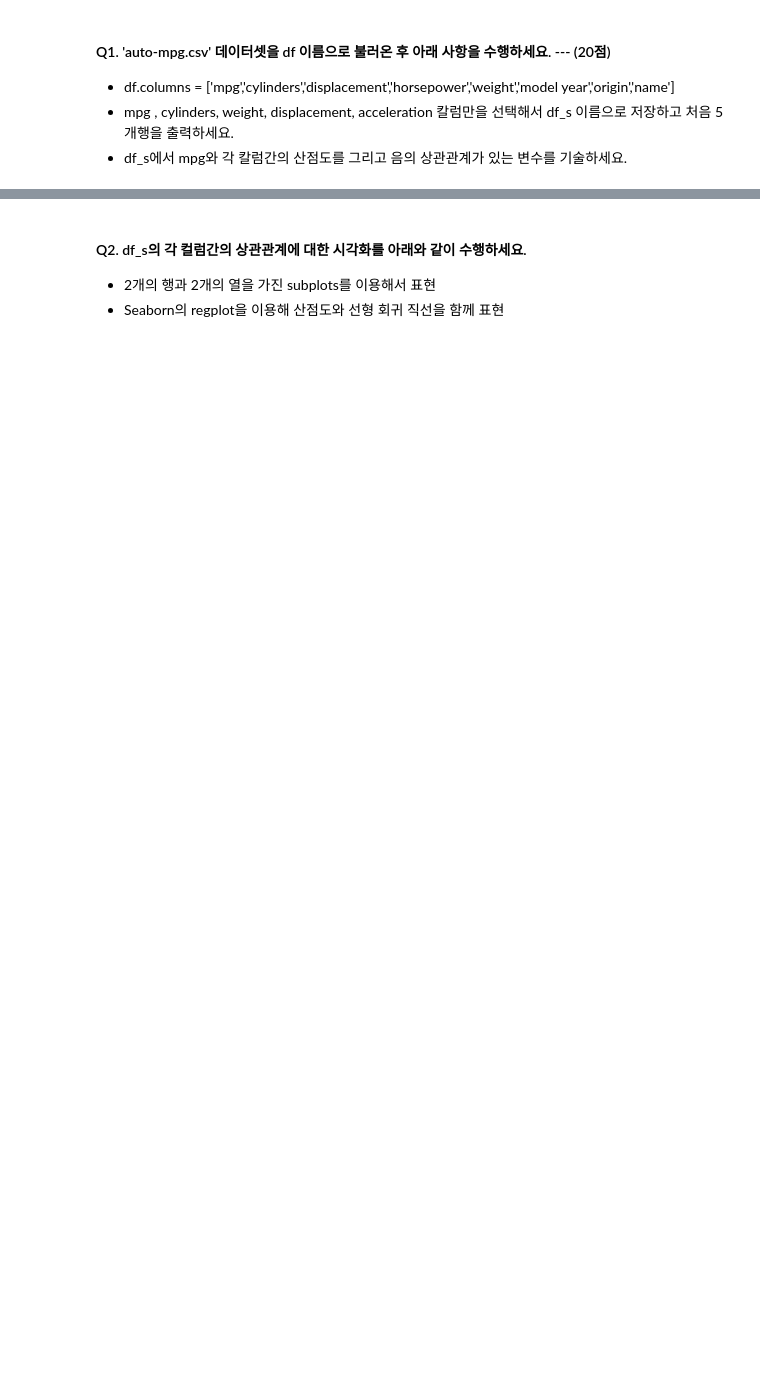
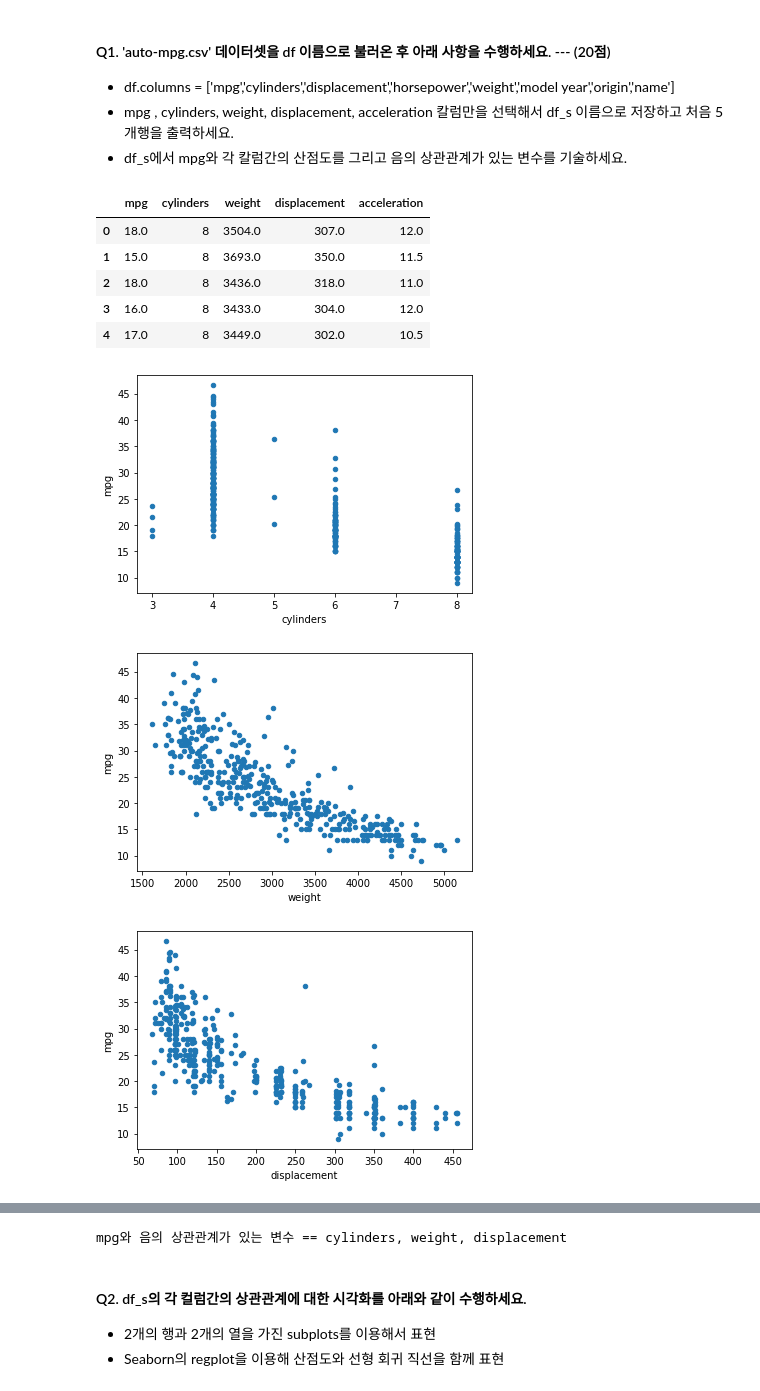
Before and after one commit to ezerwi/python-lecture, a Jupyter notebook: ml_빅데이터 분석결과 시각화_평가_위정훈_0324.ipynb, the cells around one changed output, grey strips where cells are left out. Saved outputs shown, nothing was run; the diff lists cells and outputs as text; code cells hidden in the pictures; blank space fills up the shorter version.

```diff
--- a/ml_빅데이터 분석결과 시각화_평가_위정훈_0324.ipynb
+++ b/ml_빅데이터 분석결과 시각화_평가_위정훈_0324.ipynb
@@ -13,3 +13,30 @@ import
 - df.columns = ['mpg','cylinders','displacement','horsepower','weight','model year','origin','name']
 - mpg , cylinders, weight, displacement, acceleration 칼럼만을 선택해서 df_s 이름으로 저장하고 처음 5개행을 출력하세요.
 - df_s에서 mpg와 각 칼럼간의 산점도를 그리고 음의 상관관계가 있는 변수를 기술하세요.
+# %%
+df = pd.read_csv('auto-mpg.csv', header=None)
+# display (df.head())
+
+df.columns = ['mpg','cylinders','displacement','horsepower','weight','acceleration','model year','origin','name']
+# display (df.head())
+
+df_s = df.loc[:, ['mpg' , 'cylinders', 'weight', 'displacement', 'acceleration']]
+display (df_s.head())
+
+# print (df_s.columns)
+for i in range(1, len( df_s.columns)) :
+    # print (i)
+    df_s.plot(x = df_s.columns[i] , y = 'mpg', kind='scatter',)
+    plt.show()
+
+print ('mpg와 음의 상관관계가 있는 변수 == cylinders, weight, displacement')
+# %% [output]
+|  | mpg | cylinders | weight | displacement | acceleration |
+| 0 | 18.0 | 8 | 3504.0 | 307.0 | 12.0 |
+| 1 | 15.0 | 8 | 3693.0 | 350.0 | 11.5 |
+| 2 | 18.0 | 8 | 3436.0 | 318.0 | 11.0 |
+| 3 | 16.0 | 8 | 3433.0 | 304.0 | 12.0 |
+| 4 | 17.0 | 8 | 3449.0 | 302.0 | 10.5 |
+[figure, added]
+[figure, added]
+[figure, added]
@@ -16,3 +44,4 @@ import
+mpg와 음의 상관관계가 있는 변수 == cylinders, weight, displacement
 # %% [markdown]
 #### Q2. df_s의 각 컬럼간의 상관관계에 대한 시각화를 아래와 같이 수행하세요.
 - 2개의 행과 2개의 열을 가진 subplots를 이용해서 표현
```
Also changed, not shown: parts of 11 cells of this notebook.
